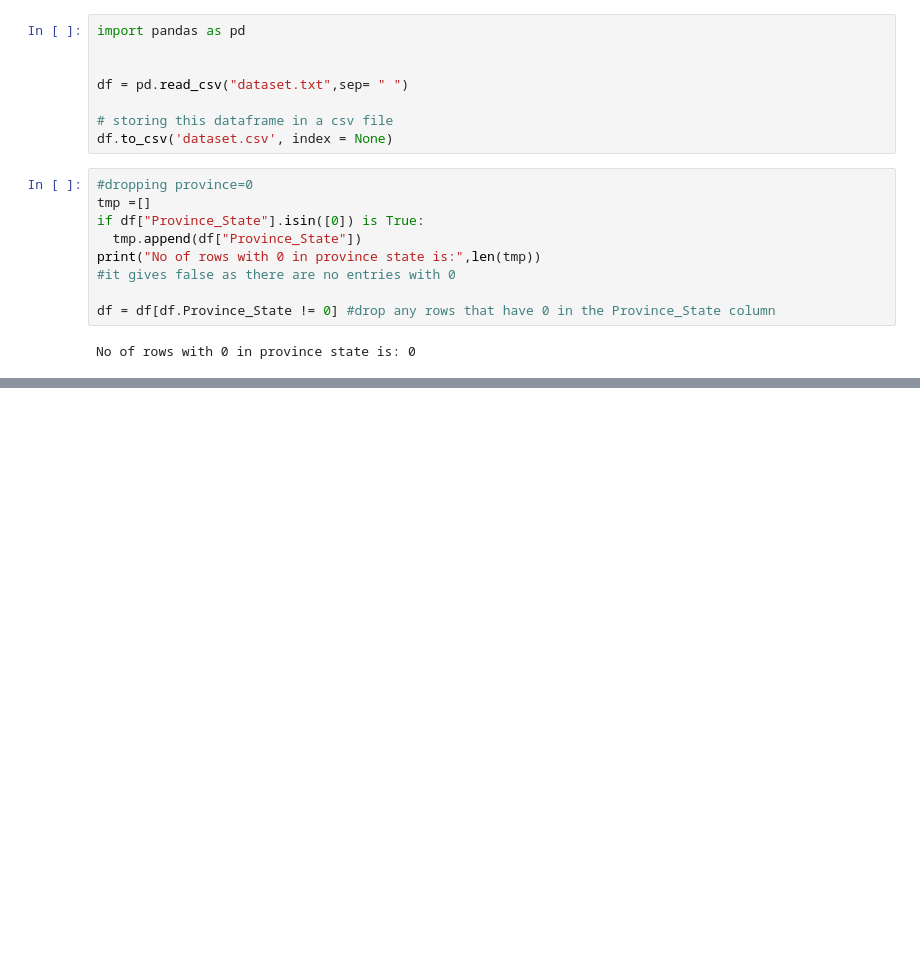
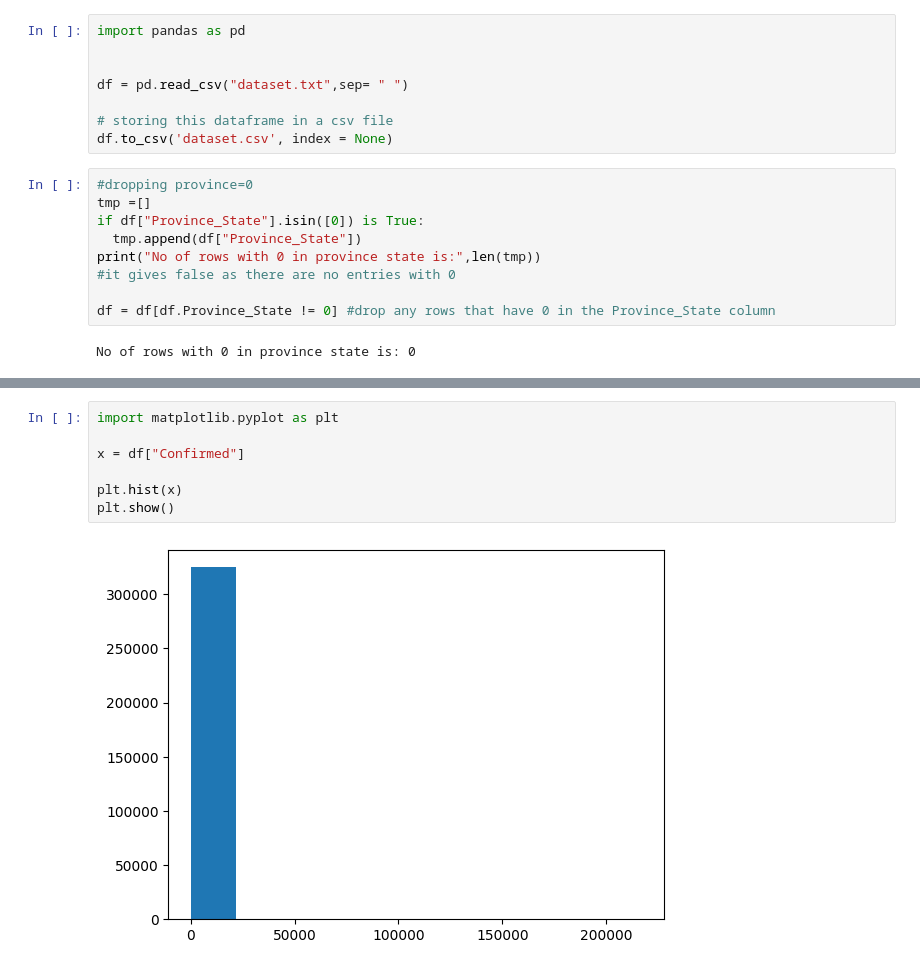
Before and after one commit to tasnia-tabassum18/Data_Cleaning, a Jupyter notebook: Textfile_to_CSV.ipynb, the cells around one changed output, grey strips where cells are left out. Saved outputs shown, nothing was run; the diff lists cells and outputs as text; blank space fills up the shorter version.

```diff
--- a/Textfile_to_CSV.ipynb
+++ b/Textfile_to_CSV.ipynb
@@ -34,0 +65,9 @@ print(nullcount1)
+# %%
+import matplotlib.pyplot as plt
+
+x = df["Confirmed"]
+
+plt.hist(x)
+plt.show()
+# %% [output]
+[figure, added]
```
Also changed, not shown: parts of 6 cells of this notebook.
